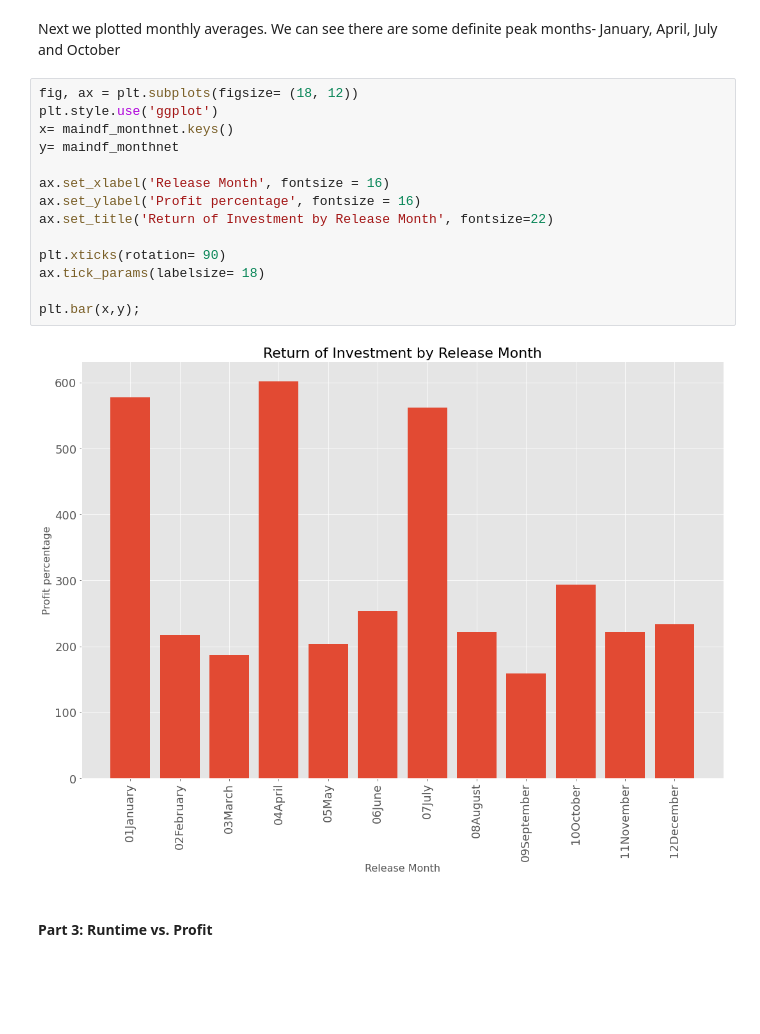
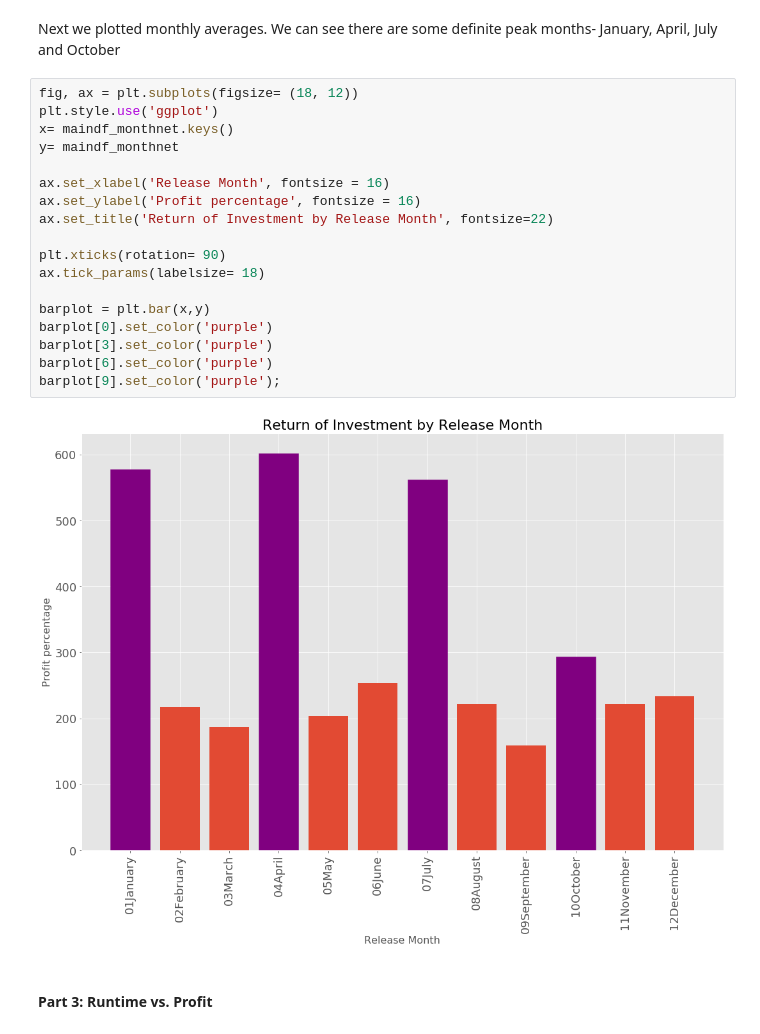
Before and after one commit to bagnine/moviedata, a Jupyter notebook: Code/moviedata.ipynb, the cells around one changed output. Drawn from its saved outputs; the diff is of its cells as text; blank space fills up the shorter version.

```diff
--- a/Code/moviedata.ipynb
+++ b/Code/moviedata.ipynb
@@ -243,19 +247,23 @@ Next we plotted monthly averages. We can see there are some definite peak months
 # %%
 fig, ax = plt.subplots(figsize= (18, 12))
 plt.style.use('ggplot')
 x= maindf_monthnet.keys()
 y= maindf_monthnet
 
 ax.set_xlabel('Release Month', fontsize = 16)
 ax.set_ylabel('Profit percentage', fontsize = 16)
 ax.set_title('Return of Investment by Release Month', fontsize=22)
 
 plt.xticks(rotation= 90)
 ax.tick_params(labelsize= 18)
 
-plt.bar(x,y);
+barplot = plt.bar(x,y)
+barplot[0].set_color('purple')
+barplot[3].set_color('purple')
+barplot[6].set_color('purple')
+barplot[9].set_color('purple');
 # %% [output]
-[figure, old version]
+[figure, new version]
 # %% [markdown]
 #### Part 3: Runtime vs. Profit
 # %% [markdown]
```
Also changed, not shown: parts of 6 cells of this notebook, 1 other file.
